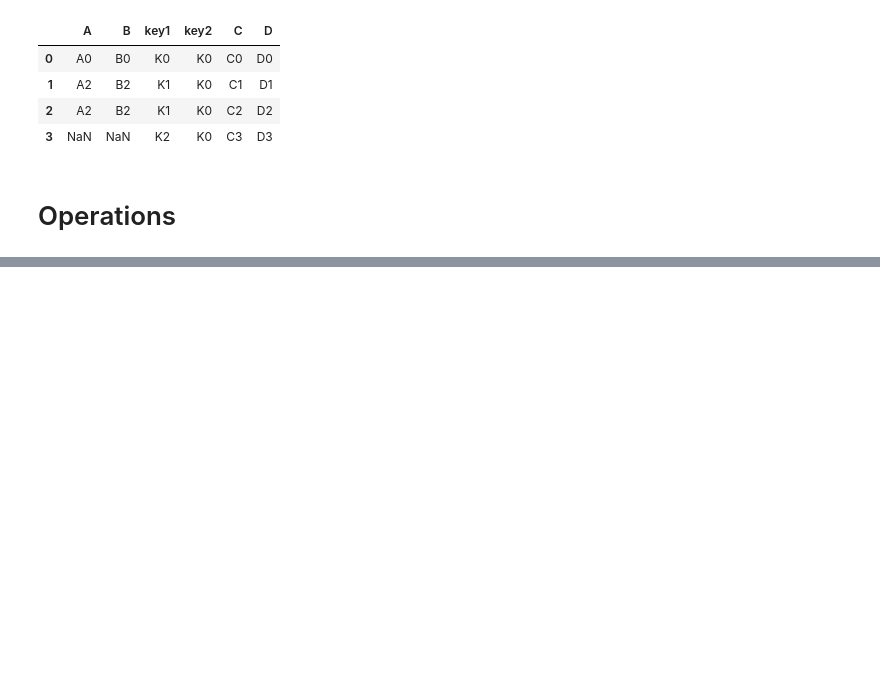
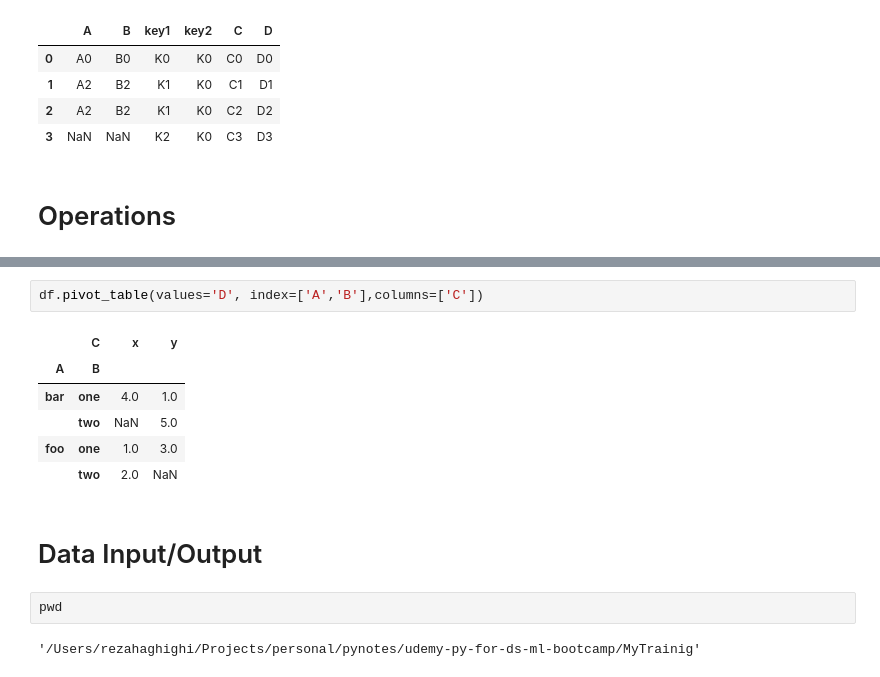
Before and after one commit to rhqiq/pynotes, a Jupyter notebook: udemy-py-for-ds-ml-bootcamp/MyTrainig/pandas.ipynb, the cells around one changed output, grey strips where cells are left out. Saved outputs shown, nothing was run; the diff lists cells and outputs as text; blank space fills up the shorter version.

```diff
--- a/udemy-py-for-ds-ml-bootcamp/MyTrainig/pandas.ipynb
+++ b/udemy-py-for-ds-ml-bootcamp/MyTrainig/pandas.ipynb
@@ -585,0 +700,15 @@ pd.merge(left, right, how='right', on=['key1', 'key2'])
+# %%
+df.pivot_table(values='D', index=['A','B'],columns=['C'])
+# %% [output]
+|  | C | x | y |
+| A | B |  |  |
+| bar | one | 4.0 | 1.0 |
+|  | two | NaN | 5.0 |
+| foo | one | 1.0 | 3.0 |
+|  | two | 2.0 | NaN |
+# %% [markdown]
+# Data Input/Output
+# %%
+pwd
+# %% [output]
+'/Users/rezahaghighi/Projects/personal/pynotes/udemy-py-for-ds-ml-bootcamp/MyTrainig'
```
Also changed, not shown: parts of 17 cells of this notebook, 17 other files.
